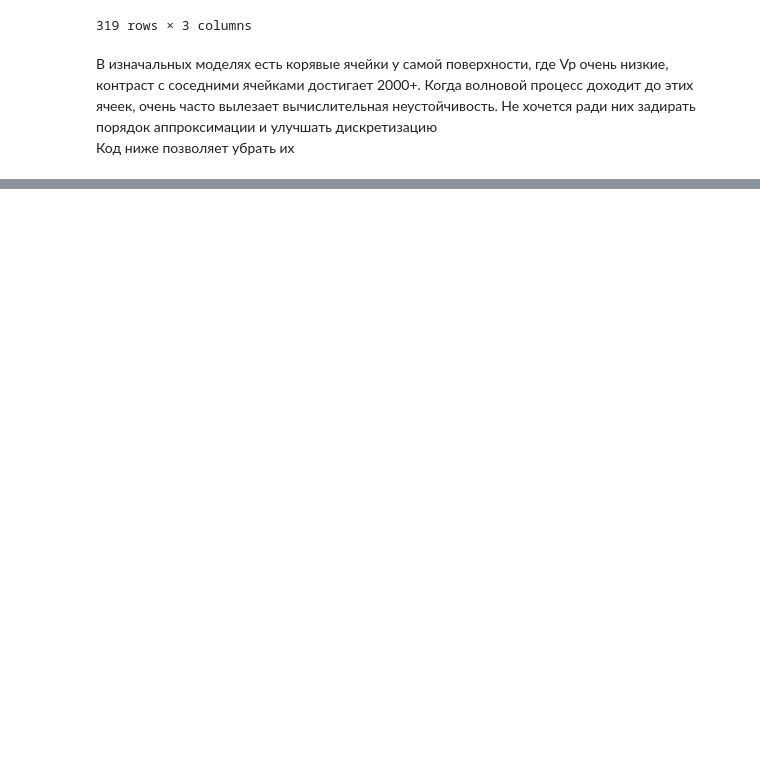
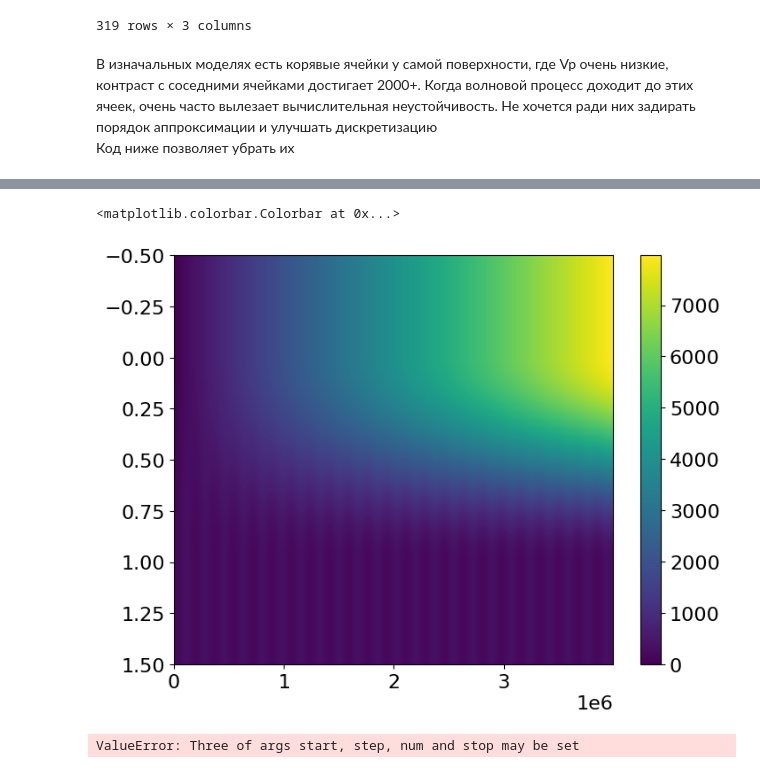
Before and after one commit to spaceswimmer/Seismic_modeling, a Jupyter notebook: 2d_vankor.ipynb, the cells around one changed output, grey strips where cells are left out. Drawn from its saved outputs; the diff is of its cells as text; code cells hidden in the pictures; blank space fills up the shorter version.

Commit message:
2d modeling WIP

```diff
--- a/2d_vankor.ipynb
+++ b/2d_vankor.ipynb
@@ -83,0 +157,15 @@ for i, scenario in enumerate(scenarios[:1]): #single check
+# %%
+plt.imshow(np.where(1/rho_data_int), aspect='auto')
+plt.colorbar()
+# %% [output]
+<matplotlib.colorbar.Colorbar at 0x...>
+[figure, added]
+# %%
+t0, tn = 0., 2000.
+dt = model.critical_dt
+time_range = TimeAxis(start=t0, stop=tn, step=dt)
+
+src = RickerSource(name='src', grid = model.grid, f0=0.015, time_range=time_range)
+src.coordinates.data[:] = [df_ins['X'][159], df_ins['Z'][159]]
+# %% [output]
+ValueError: Three of args start, step, num and stop may be set
```
Also changed, not shown: parts of 22 cells of this notebook, 2 other files.
